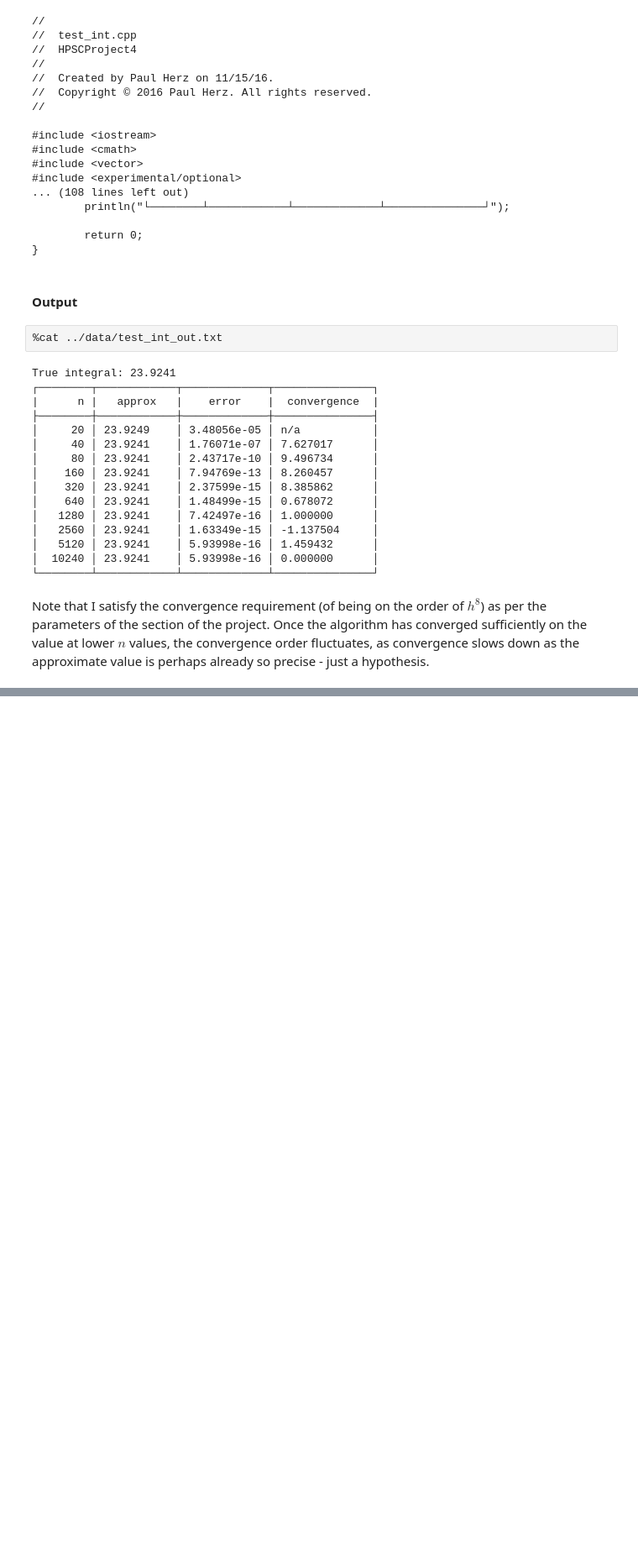
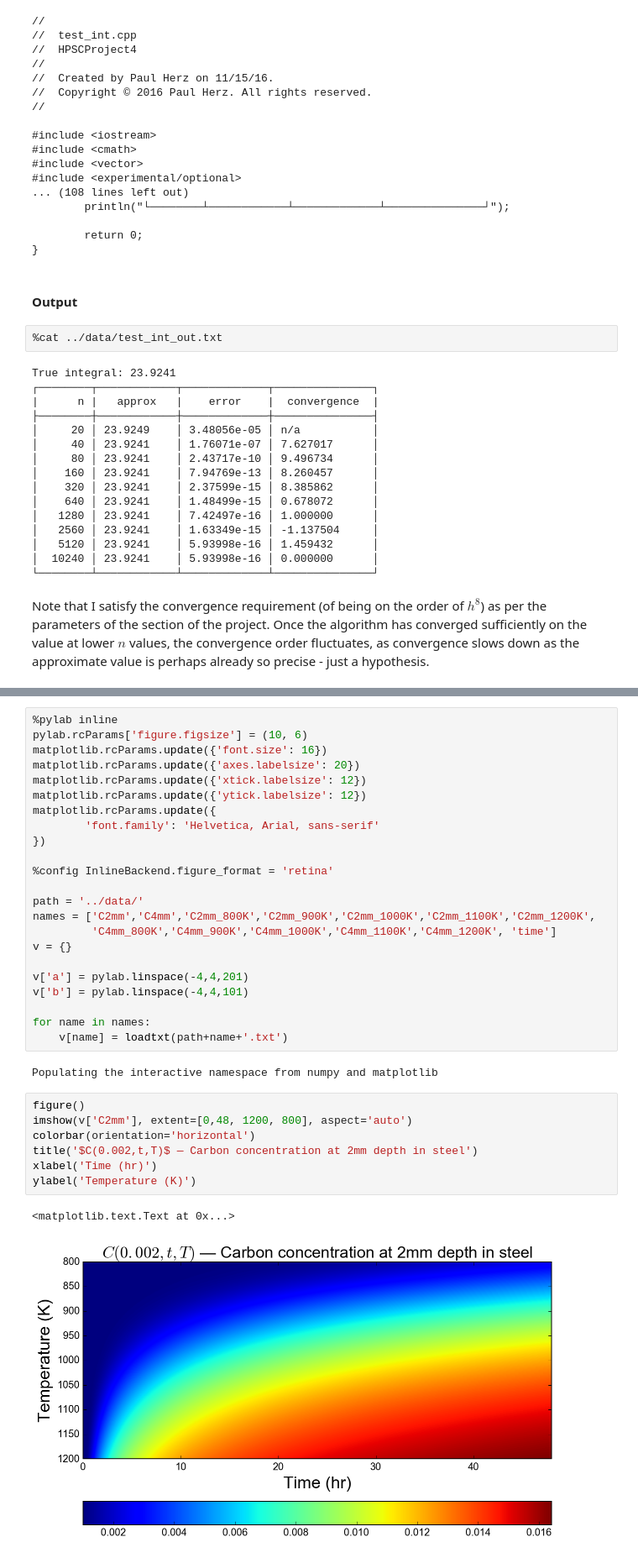
Before and after one commit to phrz/HPSCProject4, a Jupyter notebook: notebooks/proj4.ipynb, the cells around one changed output, grey strips where cells are left out. Shown: that part at 84% size. Drawn from its saved outputs; the diff is of its cells as text; blank space fills up the shorter version.

```diff
--- a/notebooks/proj4.ipynb
+++ b/notebooks/proj4.ipynb
@@ -238,0 +425,35 @@ This part is concerned with building upon the composite integration algorithm in
+# %%
+%pylab inline
+pylab.rcParams['figure.figsize'] = (10, 6)
+matplotlib.rcParams.update({'font.size': 16})
+matplotlib.rcParams.update({'axes.labelsize': 20})
+matplotlib.rcParams.update({'xtick.labelsize': 12})
+matplotlib.rcParams.update({'ytick.labelsize': 12})
+matplotlib.rcParams.update({
+        'font.family': 'Helvetica, Arial, sans-serif'
+})
+
+%config InlineBackend.figure_format = 'retina'
+
+path = '../data/'
+names = ['C2mm','C4mm','C2mm_800K','C2mm_900K','C2mm_1000K','C2mm_1100K','C2mm_1200K',
+         'C4mm_800K','C4mm_900K','C4mm_1000K','C4mm_1100K','C4mm_1200K', 'time']
+v = {}
+
+v['a'] = pylab.linspace(-4,4,201)
+v['b'] = pylab.linspace(-4,4,101)
+
+for name in names:
+    v[name] = loadtxt(path+name+'.txt')
+# %% [output]
+Populating the interactive namespace from numpy and matplotlib
+# %%
+figure()
+imshow(v['C2mm'], extent=[0,48, 1200, 800], aspect='auto')
+colorbar(orientation='horizontal')
+title('$C(0.002,t,T)$ — Carbon concentration at 2mm depth in steel')
+xlabel('Time (hr)')
+ylabel('Temperature (K)')
+# %% [output]
+<matplotlib.text.Text at 0x...>
+[figure, added]
```
Also changed, not shown: parts of 18 cells of this notebook, 1 other file.
